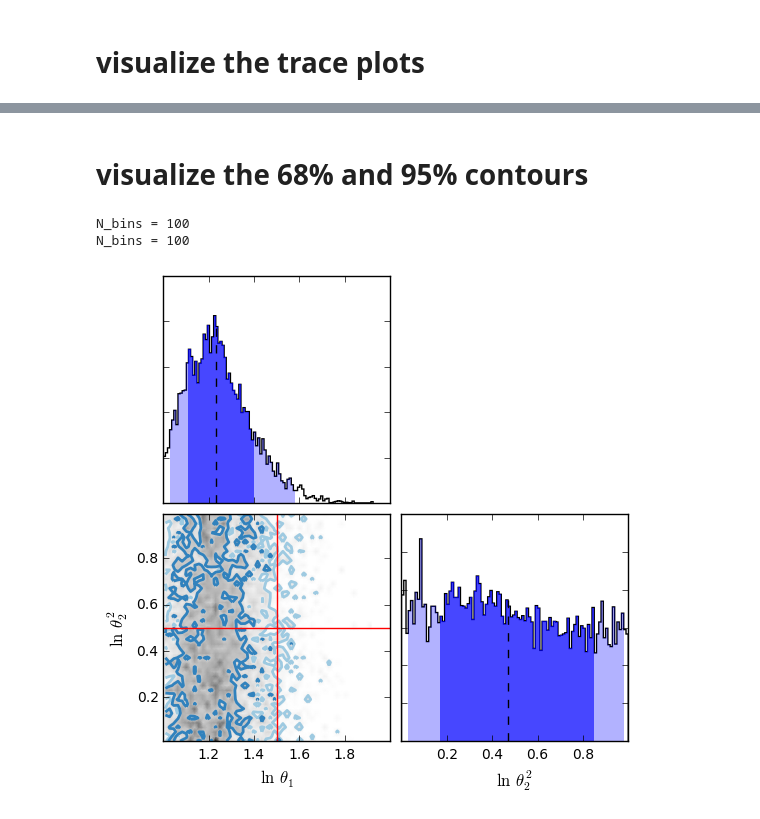
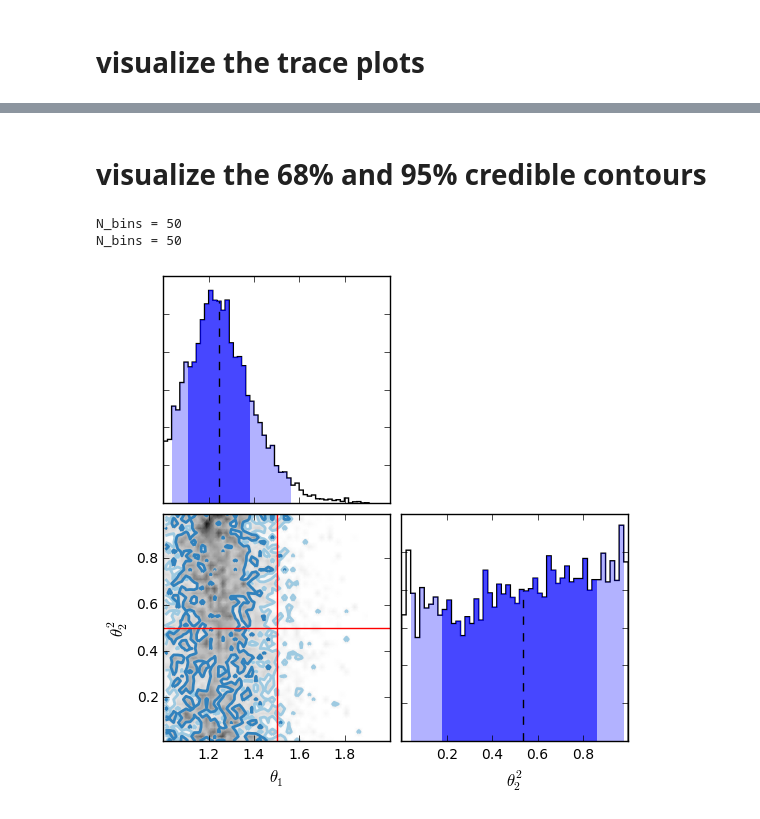
Before and after one commit to karenyyng/shear_gp, a Jupyter notebook: prototypes/2D_fit.ipynb, the cells around one changed output, grey strips where cells are left out. Saved outputs shown, nothing was run; the diff lists cells and outputs as text; code cells hidden in the pictures.

```diff
--- a/prototypes/2D_fit.ipynb
+++ b/prototypes/2D_fit.ipynb
@@ -49,4 +49,5 @@ assert sam.lnprior_gp(truth, prior_vals=prior_vals) is not -np.inf,\
 # %%
 sampler, p0 = sam.fit_gp(truth, data, guess_dev_frac=1e-1,
-                         prior_vals=prior_vals, nwalkers=4)
+                         prior_vals=prior_vals, nwalkers=4,
+                         a=3.5)
 # %% [output]
@@ -65,2 +68,4 @@ the optimized p0 values are
+# %%
+labels = [r"$\theta_1$", r"$\theta_2^2$"]
 # %% [markdown]
 # visualize the trace plots
@@ -73,13 +76,12 @@ plt.plot(sampler)
 # %% [markdown]
-# visualize the 68% and 95% contours
+# visualize the 68% and 95% credible contours
 # %%
-labels = [r"$\ln\, \theta_1$", r"$\ln\, \theta_2^2$"]
 dplot.N_by_N_lower_triangle_plot(
     sampler.flatchain.transpose(), 0.05, [0, 1],
     truth=truth,
     axlabels=labels,
-    N_bins=[100, 100])
+    N_bins=[50, 50])
 # %% [output]
-N_bins = 100
-N_bins = 100
+N_bins = 50
+N_bins = 50
-[figure, old version]
+[figure, new version]
```
Also changed, not shown: parts of 6 cells of this notebook, 2 other files.
